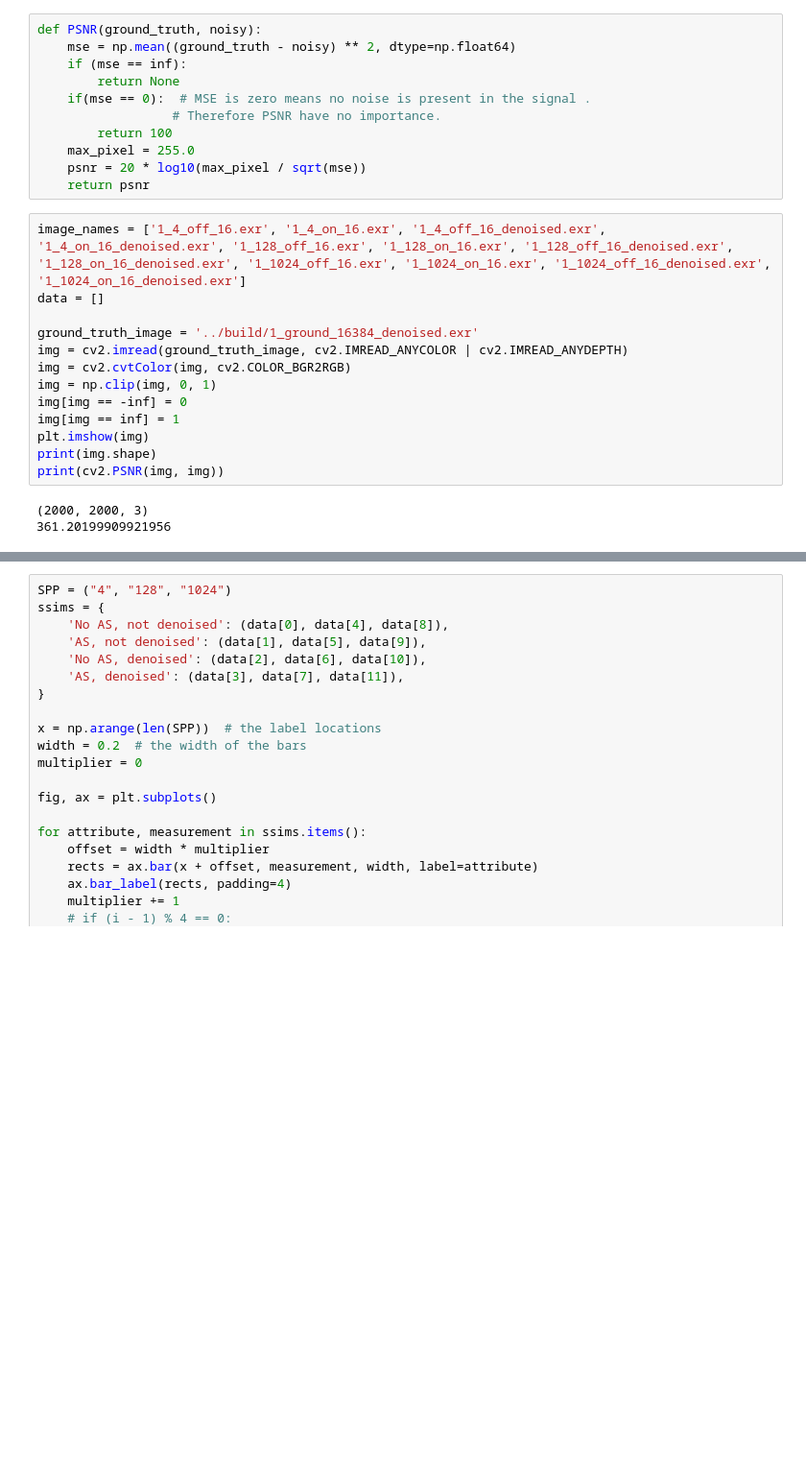
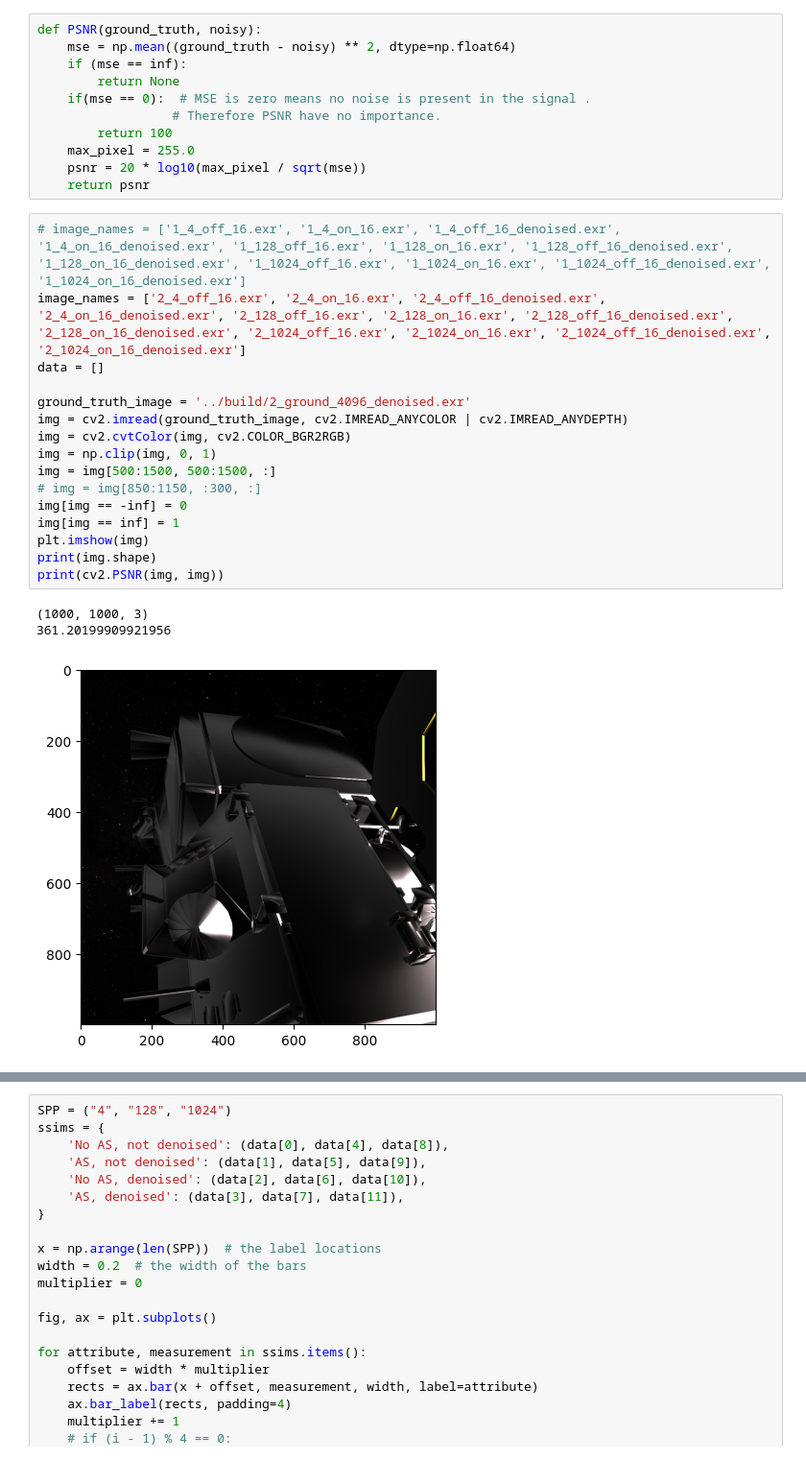
Before and after one commit to Paroxysmisch/path-tracer, a Jupyter notebook: evaluation/evaluation.ipynb, the cells around one changed output, grey strips where cells are left out. Shown: that part at 96% size. Drawn from its saved outputs; the diff is of its cells as text; blank space fills up the shorter version.

```diff
--- a/evaluation/evaluation.ipynb
+++ b/evaluation/evaluation.ipynb
@@ -116,21 +131,25 @@ def PSNR(ground_truth, noisy):
     psnr = 20 * log10(max_pixel / sqrt(mse))
     return psnr
 # %%
-image_names = ['1_4_off_16.exr', '1_4_on_16.exr', '1_4_off_16_denoised.exr', '1_4_on_16_denoised.exr', '1_128_off_16.exr', '1_128_on_16.exr', '1_128_off_16_denoised.exr', '1_128_on_16_denoised.exr', '1_1024_off_16.exr', '1_1024_on_16.exr', '1_1024_off_16_denoised.exr', '1_1024_on_16_denoised.exr']
+# image_names = ['1_4_off_16.exr', '1_4_on_16.exr', '1_4_off_16_denoised.exr', '1_4_on_16_denoised.exr', '1_128_off_16.exr', '1_128_on_16.exr', '1_128_off_16_denoised.exr', '1_128_on_16_denoised.exr', '1_1024_off_16.exr', '1_1024_on_16.exr', '1_1024_off_16_denoised.exr', '1_1024_on_16_denoised.exr']
+image_names = ['2_4_off_16.exr', '2_4_on_16.exr', '2_4_off_16_denoised.exr', '2_4_on_16_denoised.exr', '2_128_off_16.exr', '2_128_on_16.exr', '2_128_off_16_denoised.exr', '2_128_on_16_denoised.exr', '2_1024_off_16.exr', '2_1024_on_16.exr', '2_1024_off_16_denoised.exr', '2_1024_on_16_denoised.exr']
 data = []
 
-ground_truth_image = '../build/1_ground_16384_denoised.exr'
+ground_truth_image = '../build/2_ground_4096_denoised.exr'
 img = cv2.imread(ground_truth_image, cv2.IMREAD_ANYCOLOR | cv2.IMREAD_ANYDEPTH)
 img = cv2.cvtColor(img, cv2.COLOR_BGR2RGB)
 img = np.clip(img, 0, 1)
+img = img[500:1500, 500:1500, :]
+# img = img[850:1150, :300, :]
 img[img == -inf] = 0
 img[img == inf] = 1
 plt.imshow(img)
 print(img.shape)
 print(cv2.PSNR(img, img))
 # %% [output]
-(2000, 2000, 3)
+(1000, 1000, 3)
 361.20199909921956
+[figure, added]
 # %%
 data = []
 
```
Also changed, not shown: parts of 13 cells of this notebook, 4 other files.
